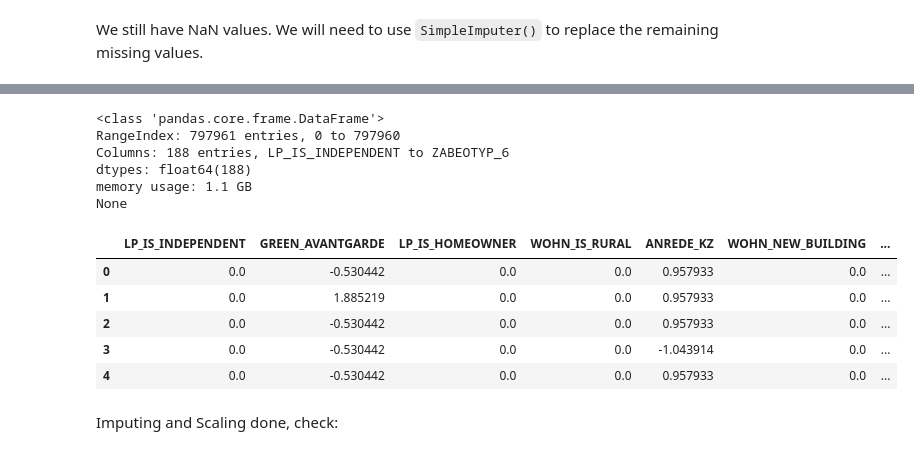
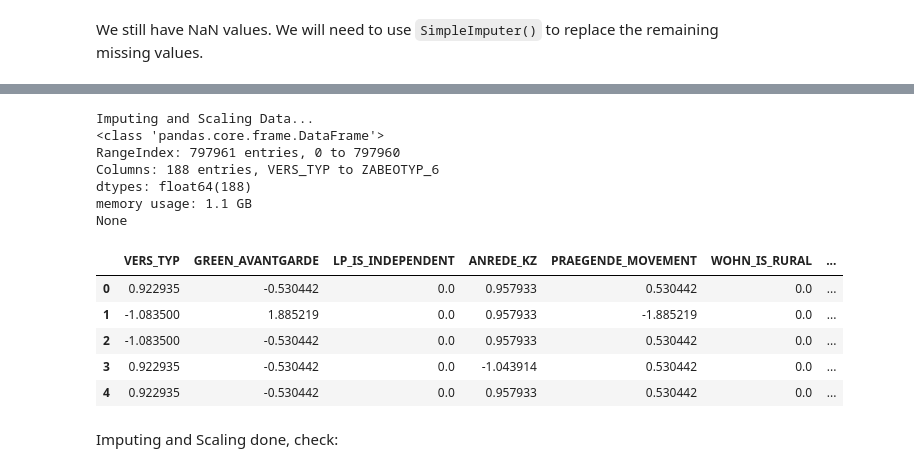
Before and after one commit to kinant/ud-ml-pytorch, a Jupyter notebook: Project 03/identify_customer_segments/Identify_Customer_Segments.ipynb, the cells around one changed output, grey strips where cells are left out. Cells and saved outputs as stored; diff of their text form; code cells hidden in the pictures.

Commit message:
PR03 - PP bug fixes.
Many bugs found when applying cleaning to customer data. Should be fixed now. Will be testing.

```diff
--- a/Project 03/identify_customer_segments/Identify_Customer_Segments.ipynb
+++ b/Project 03/identify_customer_segments/Identify_Customer_Segments.ipynb
@@ -1660,0 +1662,7 @@ DATA_DICT = 'data_dictionary.json'
+# %%
+def clean_data(df, preprocessor, is_customer_data=False):
+    X_out = df.copy()
+
+    X_out = preprocessor.clean_data(X_out, is_customer_data=is_customer_data)
+
+    return X_out
@@ -1700,0 +1688,6 @@ One-hot encoded 10 feature(s) into 118 features
+# %%
+# Declare and initialize the preprocessor
+az_preprocessor = AzdiasPreprocessor(
+    data_source=DATA_AZDIAS,
+    summary_source=DATA_F_SUMMARY
+)
@@ -1700,0 +1700,4 @@ One-hot encoded 10 feature(s) into 118 features
+# %%
+# Clean Population Data
+df_population_clean = clean_data(df_population_raw, az_preprocessor, is_customer_data=False)
+df_population_clean.head()
@@ -1738,21 +1771,22 @@ Based on the feature types identified, here are the recommended imputation and s
 4. **Most frequent for categorical** (preserves mode)
 5. **One-hot encoded features** need no imputation (missing values already handled during encoding)
 # %%
-df_population_scaled = population_pp.impute_and_scale_data(df_population_clean)
+df_population_scaled = az_preprocessor.impute_and_scale_data(df_population_clean)
 print(df_population_scaled.info())
 df_population_scaled.head()
 # %% [output]
+Imputing and Scaling Data...
 <class 'pandas.core.frame.DataFrame'>
 RangeIndex: 797961 entries, 0 to 797960
-Columns: 188 entries, LP_IS_INDEPENDENT to ZABEOTYP_6
+Columns: 188 entries, VERS_TYP to ZABEOTYP_6
 dtypes: float64(188)
 memory usage: 1.1 GB
 None
-|  | LP_IS_INDEPENDENT | GREEN_AVANTGARDE | LP_IS_HOMEOWNER | WOHN_IS_RURAL | ANREDE_KZ | WOHN_NEW_BUILDING | ... |
-| 0 | 0.0 | -0.530442 | 0.0 | 0.0 | 0.957933 | 0.0 | ... |
-| 1 | 0.0 | 1.885219 | 0.0 | 0.0 | 0.957933 | 0.0 | ... |
-| 2 | 0.0 | -0.530442 | 0.0 | 0.0 | 0.957933 | 0.0 | ... |
-| 3 | 0.0 | -0.530442 | 0.0 | 0.0 | -1.043914 | 0.0 | ... |
-| 4 | 0.0 | -0.530442 | 0.0 | 0.0 | 0.957933 | 0.0 | ... |
+|  | VERS_TYP | GREEN_AVANTGARDE | LP_IS_INDEPENDENT | ANREDE_KZ | PRAEGENDE_MOVEMENT | WOHN_IS_RURAL | ... |
+| 0 | 0.922935 | -0.530442 | 0.0 | 0.957933 | 0.530442 | 0.0 | ... |
+| 1 | -1.083500 | 1.885219 | 0.0 | 0.957933 | -1.885219 | 0.0 | ... |
+| 2 | -1.083500 | -0.530442 | 0.0 | 0.957933 | 0.530442 | 0.0 | ... |
+| 3 | 0.922935 | -0.530442 | 0.0 | -1.043914 | 0.530442 | 0.0 | ... |
+| 4 | 0.922935 | -0.530442 | 0.0 | 0.957933 | 0.530442 | 0.0 | ... |
 # %% [markdown]
 Imputing and Scaling done, check:
```
Also changed, not shown: parts of 47 cells of this notebook, 1 other file.
